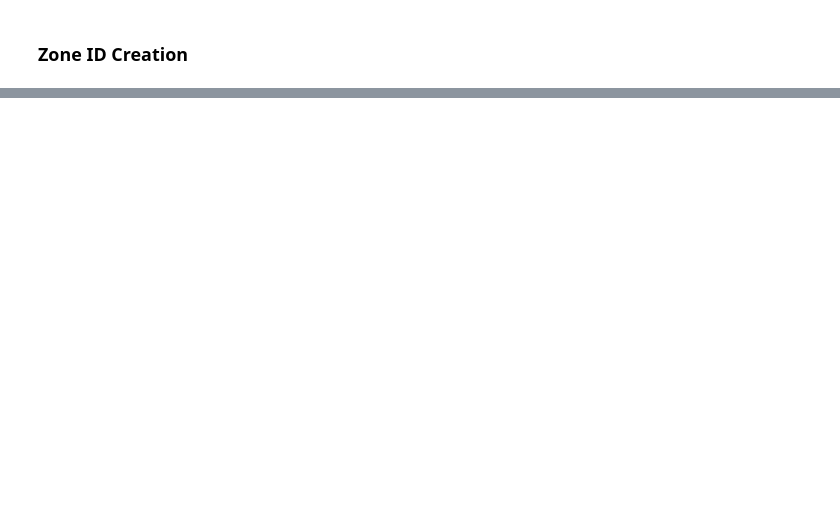
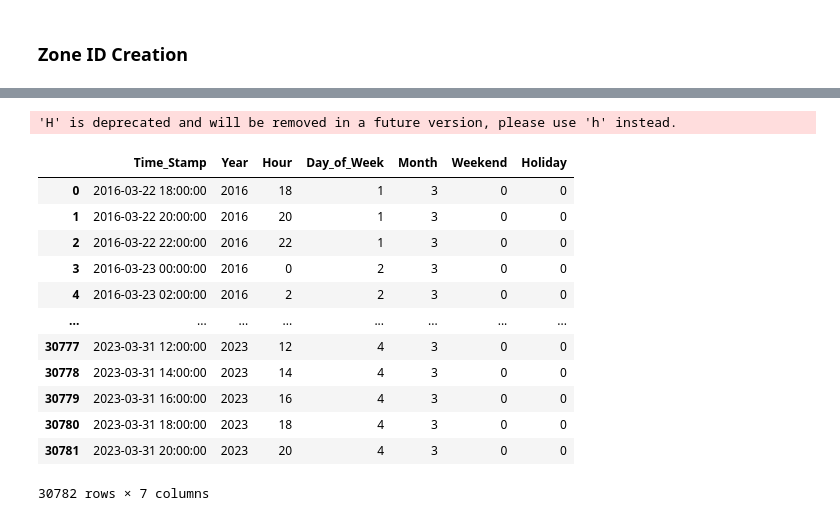
Before and after one commit to manand05/traffic-accident-risk-prediction, a Jupyter notebook: dataset_preprocessing.ipynb, the cells around one changed output, grey strips where cells are left out. Cells and saved outputs as stored; diff of their text form; code cells hidden in the pictures; blank space fills up the shorter version.

```diff
--- a/dataset_preprocessing.ipynb
+++ b/dataset_preprocessing.ipynb
@@ -308,0 +415,35 @@ fig.show()
+# %%
+# Making 2h interval time slowts
+d2['Time_Stamp'] = d2['Start_Time'].dt.floor('2H')
+min_time = d2['Time_Stamp'].min()
+max_time = d2['Time_Stamp'].max()
+all_times = pd.date_range(start=min_time, end=max_time, freq='2h')
+
+# Create a DataFrame with all the time slots, so that we can merge after and still have times with no accidents
+time_df = pd.DataFrame({'Time_Stamp': all_times})
+# %% [output]
+'H' is deprecated and will be removed in a future version, please use 'h' instead.
+# %%
+time_df['Year'] = time_df['Time_Stamp'].dt.year
+time_df['Hour'] = time_df['Time_Stamp'].dt.hour
+time_df['Day_of_Week'] = time_df['Time_Stamp'].dt.dayofweek
+time_df['Month'] = time_df['Time_Stamp'].dt.month
+time_df['Weekend'] = (time_df['Day_of_Week'] >= 5).astype(int)
+
+time_df['Holiday'] = time_df['Time_Stamp'].dt.date.apply(lambda x: int(x in us_holidays))
+# %%
+time_df
+# %% [output]
+|  | Time_Stamp | Year | Hour | Day_of_Week | Month | Weekend | Holiday |
+| 0 | 2016-03-22 18:00:00 | 2016 | 18 | 1 | 3 | 0 | 0 |
+| 1 | 2016-03-22 20:00:00 | 2016 | 20 | 1 | 3 | 0 | 0 |
+| 2 | 2016-03-22 22:00:00 | 2016 | 22 | 1 | 3 | 0 | 0 |
+| 3 | 2016-03-23 00:00:00 | 2016 | 0 | 2 | 3 | 0 | 0 |
+| 4 | 2016-03-23 02:00:00 | 2016 | 2 | 2 | 3 | 0 | 0 |
+| ... | ... | ... | ... | ... | ... | ... | ... |
+| 30777 | 2023-03-31 12:00:00 | 2023 | 12 | 4 | 3 | 0 | 0 |
+| 30778 | 2023-03-31 14:00:00 | 2023 | 14 | 4 | 3 | 0 | 0 |
+| 30779 | 2023-03-31 16:00:00 | 2023 | 16 | 4 | 3 | 0 | 0 |
+| 30780 | 2023-03-31 18:00:00 | 2023 | 18 | 4 | 3 | 0 | 0 |
+| 30781 | 2023-03-31 20:00:00 | 2023 | 20 | 4 | 3 | 0 | 0 |
+30782 rows × 7 columns
```
Also changed, not shown: parts of 20 cells of this notebook, 1 other file.
